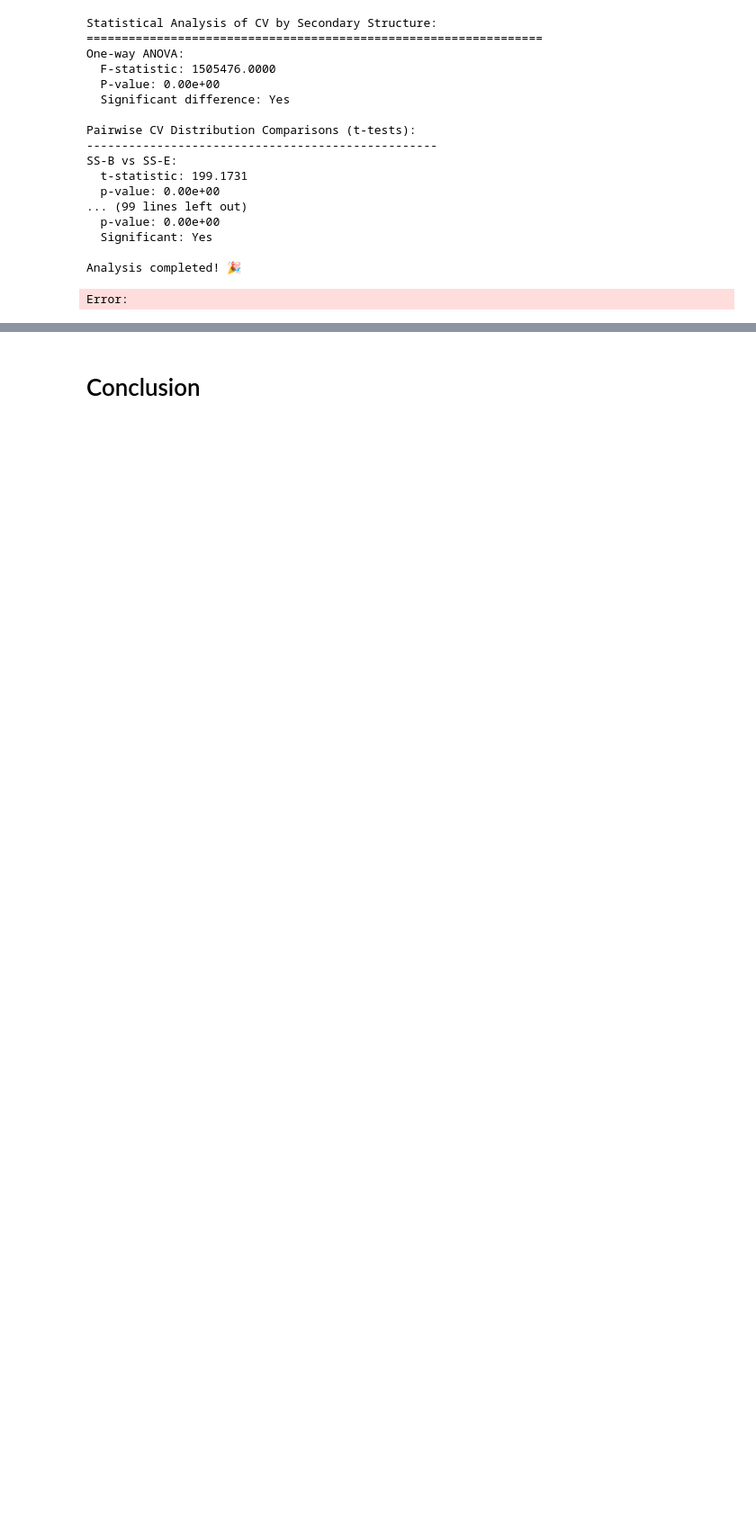
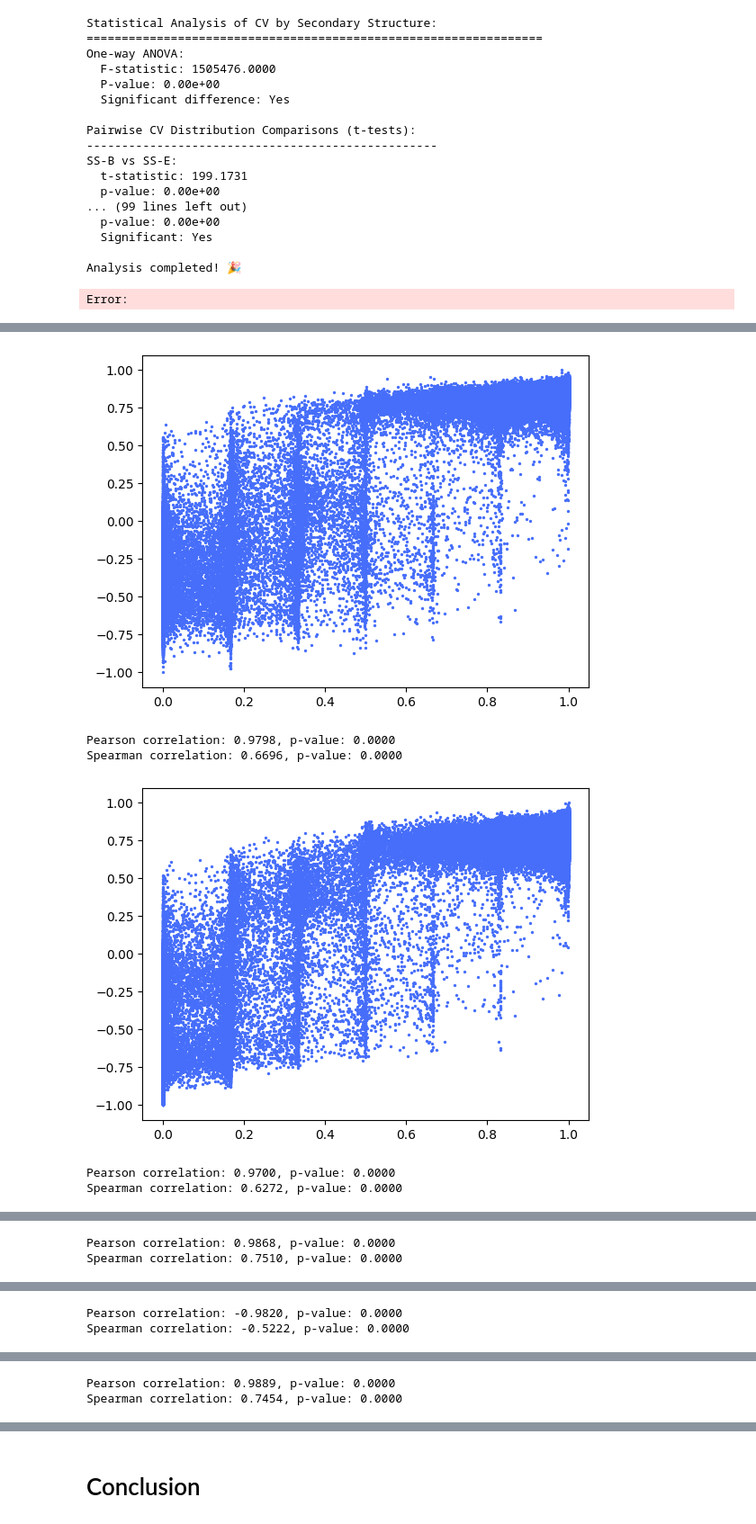
Before and after one commit to seonghyun26/bioemu, a Jupyter notebook: notebook/analysis-cv.ipynb, the cells around one changed output, grey strips where cells are left out. Shown at 90% size. Saved outputs shown, nothing was run; the diff lists cells and outputs as text; code cells hidden in the pictures; blank space fills up the shorter version.

```diff
--- a/notebook/analysis-cv.ipynb
+++ b/notebook/analysis-cv.ipynb
@@ -965,0 +1121,18 @@ Error:
+# %%
+for method in ["tica", "tae", "tda", "vde", "ours"]:
+	cv_path = f"/home/shpark/prj-mlcv/lib/bioemu/opes/data/{molecule}/{method}_mlcv.npy"
+	cv = np.load(cv_path)
+	plt.scatter(native_contact_per_frame, cv[:, 0], s=2, color=blue)
+	plt.show()
+
+	correlation_pearson, p_value_pearson = pearsonr(native_contact_per_frame, cv[:, 0])
+	correlation_spearman, p_value_spearman = spearmanr(native_contact_per_frame, cv[:, 0])
+	print(f"Pearson correlation: {correlation_pearson:.4f}, p-value: {p_value_pearson:.4f}")
+	print(f"Spearman correlation: {correlation_spearman:.4f}, p-value: {p_value_spearman:.4f}")
+# %% [output]
+[figure, added]
+Pearson correlation: 0.9798, p-value: 0.0000
+Spearman correlation: 0.6696, p-value: 0.0000
+[figure, added]
+Pearson correlation: 0.9700, p-value: 0.0000
+Spearman correlation: 0.6272, p-value: 0.0000
@@ -965,0 +1140,2 @@ Error:
+Pearson correlation: 0.9868, p-value: 0.0000
+Spearman correlation: 0.7510, p-value: 0.0000
@@ -965,0 +1143,2 @@ Error:
+Pearson correlation: -0.9820, p-value: 0.0000
+Spearman correlation: -0.5222, p-value: 0.0000
@@ -965,0 +1146,2 @@ Error:
+Pearson correlation: 0.9889, p-value: 0.0000
+Spearman correlation: 0.7454, p-value: 0.0000
```
Also changed, not shown: parts of 19 cells of this notebook, 4 other files.
